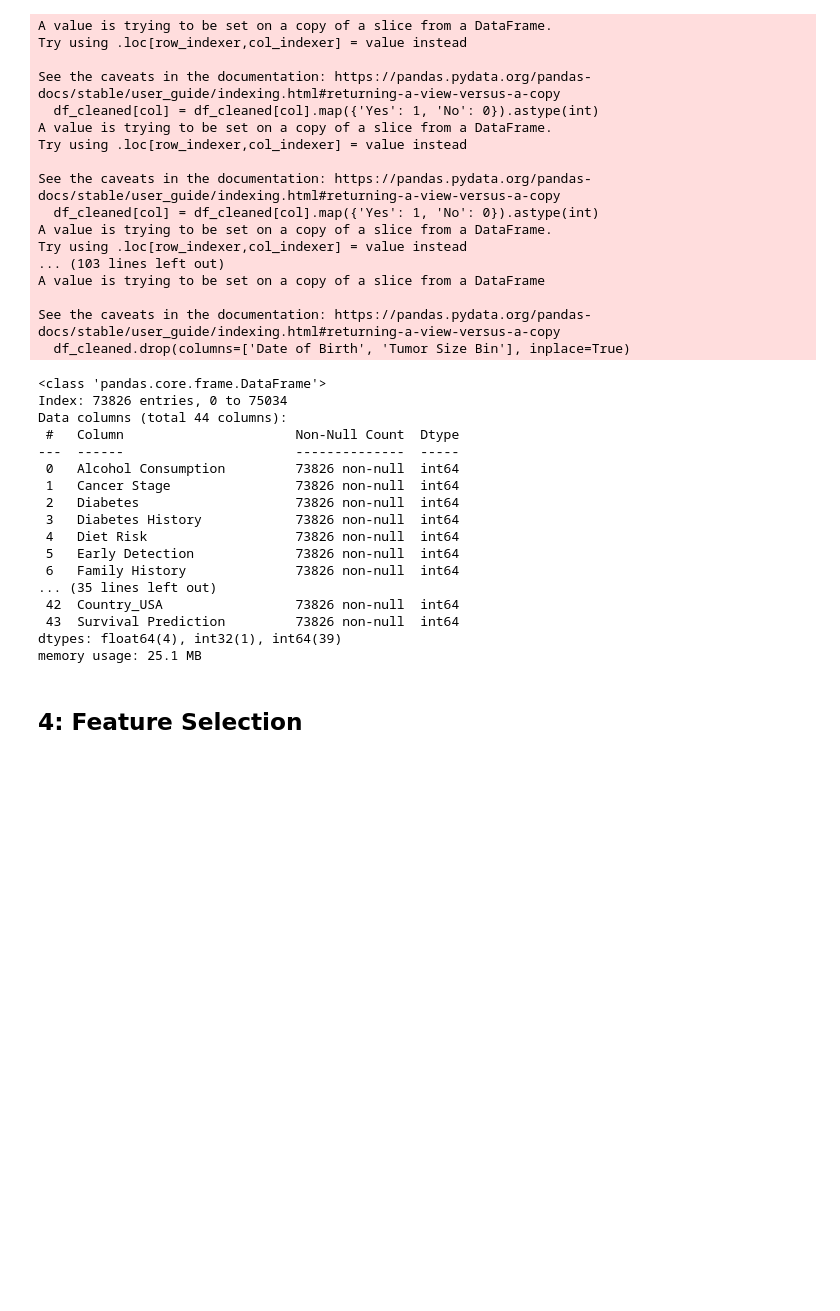
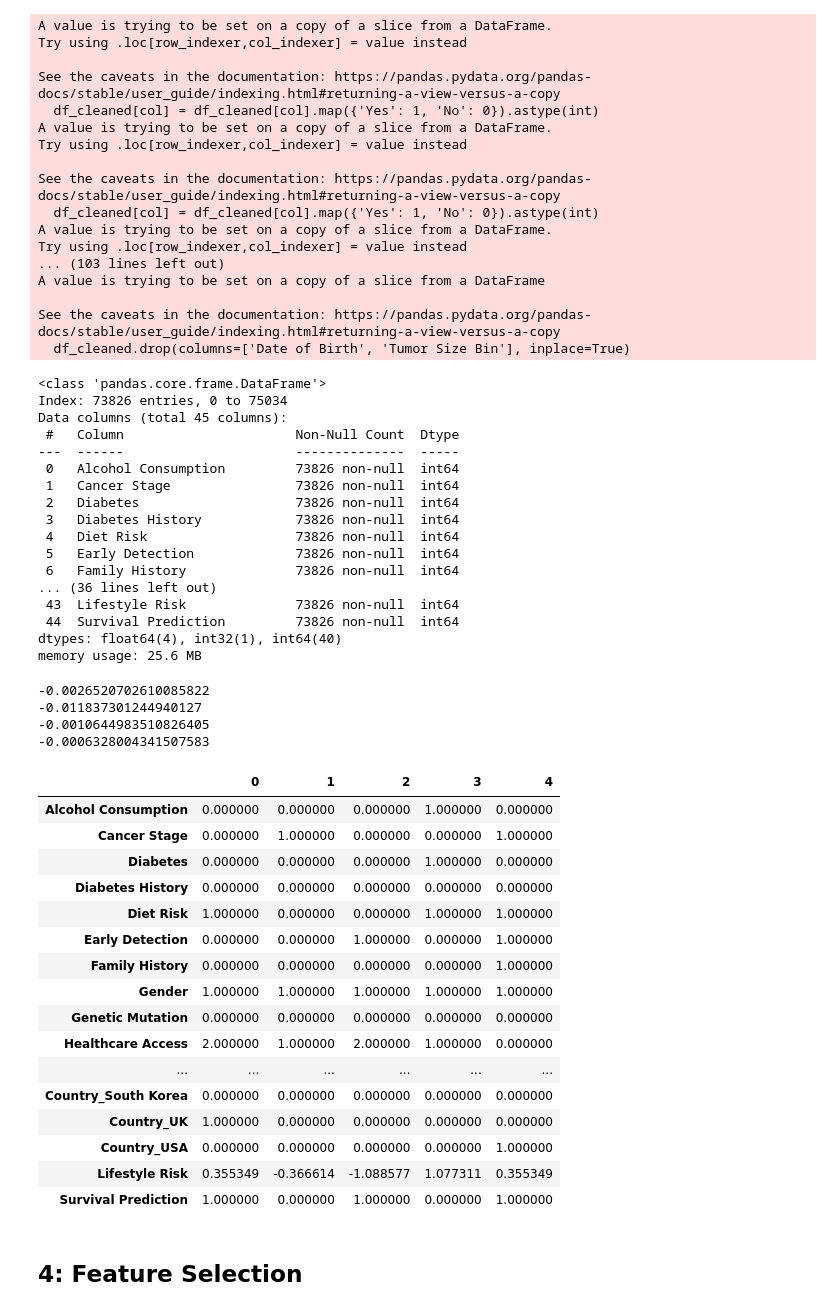
Before and after one commit to rgerc8/dm2-class-cancer, a Jupyter notebook: main.ipynb, the cells around one changed output. Cells and saved outputs as stored; diff of their text form; code cells hidden in the pictures; blank space fills up the shorter version.

```diff
--- a/main.ipynb
+++ b/main.ipynb
@@ -271,12 +273,13 @@ See the caveats in the documentation: https://pandas.pydata.org/pandas-docs/stab
   df_cleaned['Age'] = datetime.now().year - df_cleaned['Date of Birth'].dt.year
 # %%
 yes_no_cols = ['Alcohol Consumption', 'Diabetes', 'Diabetes History', 'Early Detection', 'Family History',
-               'Genetic Mutation','Heart Disease History','Hypertension', 'Inflammatory Bowel Disease', 'Non Smoker', 'Smoking History',
+               'Genetic Mutation','Heart Disease History','Hypertension', 'Inflammatory Bowel Disease', 'Smoking History',
                'Survival Prediction']
 
 for col in yes_no_cols:
     df_cleaned[col] = df_cleaned[col].map({'Yes': 1, 'No': 0}).astype(int)
 
+df_cleaned['Non Smoker'] = df_cleaned['Non Smoker'].map({'Yes': 0, 'No': 1}).astype(int) # Diferente por causa do Lifestyle Risk
 df_cleaned['Cancer Stage'] = df_cleaned['Cancer Stage'].map({'Localized': 0, 'Regional': 1, 'Metastatic': 2}).astype(int)
 df_cleaned['Diet Risk'] = df_cleaned['Diet Risk'].map({'Low': 0, 'Moderate': 1, 'High': 2}).astype(int)
 df_cleaned['Gender'] = df_cleaned['Gender'].map({'F': 0, 'M': 1}).astype(int)
@@ -284,7 +287,7 @@ df_cleaned['Healthcare Access'] = df_cleaned['Healthcare Access'].map({'Low': 0,
 df_cleaned['Insurance Costs'] = df_cleaned['Insurance Costs'].map({'No insurance': 0, 'Basic': 1, 'Extended': 2}).astype(int)
 df_cleaned['Insurance Status'] = df_cleaned['Insurance Status'].map({'Uninsured': 0, 'Insured': 1}).astype(int)
 df_cleaned['Obesity BMI'] = df_cleaned['Obesity BMI'].map({'Normal': 0, 'Overweight': 1, 'Obese': 2}).astype(int)
-df_cleaned['Physical Activity'] = df_cleaned['Physical Activity'].map({'Low': 0, 'Moderate': 1, 'High': 2}).astype(int)
+df_cleaned['Physical Activity'] = df_cleaned['Physical Activity'].map({'Low': 2, 'Moderate': 1, 'High': 0}).astype(int) # Diferente por causa do Lifestyle Risk
 df_cleaned['Screening History'] = df_cleaned['Screening History'].map({'Never': 0, 'Irregular': 1, 'Regular': 2}).astype(int)
 df_cleaned['Treatment Type'] = df_cleaned['Treatment Type'].map({'Surgery': 0, 'Chemotherapy': 1, 'Radiotherapy': 2, 'Combination': 3}).astype(int)
 df_cleaned['Urban or Rural'] = df_cleaned['Urban or Rural'].map({'Urban': 1, 'Rural': 0}).astype(int)
@@ -293,6 +296,11 @@ df_cleaned.drop(columns=['Date of Birth', 'Tumor Size Bin'], inplace=True)
 
 df_cleaned = pd.get_dummies(df_cleaned, columns=['Country'], prefix='Country', drop_first=False, dtype=int)
 
+df_cleaned['Lifestyle Risk'] = (df_cleaned['Obesity BMI'] +
+                                df_cleaned['Diet Risk'] +
+                                df_cleaned['Physical Activity'] +
+                                df_cleaned['Non Smoker'])
+
 df_cleaned = df_cleaned[[c for c in df_cleaned.columns if c != 'Survival Prediction'] + ['Survival Prediction']]
 # %% [output]
 A value is trying to be set on a copy of a slice from a DataFrame.
@@ -317,7 +325,7 @@ df_cleaned.info()
 # %% [output]
 <class 'pandas.core.frame.DataFrame'>
 Index: 73826 entries, 0 to 75034
-Data columns (total 44 columns):
+Data columns (total 45 columns):
  #   Column                      Non-Null Count  Dtype
 ---  ------                      --------------  -----
  0   Alcohol Consumption         73826 non-null  int64
@@ -327,10 +335,52 @@ Data columns (total 44 columns):
  4   Diet Risk                   73826 non-null  int64
  5   Early Detection             73826 non-null  int64
  6   Family History              73826 non-null  int64
-... (35 lines left out)
- 42  Country_USA                 73826 non-null  int64
- 43  Survival Prediction         73826 non-null  int64
-dtypes: float64(4), int32(1), int64(39)
-memory usage: 25.1 MB
+... (36 lines left out)
+ 43  Lifestyle Risk              73826 non-null  int64
+ 44  Survival Prediction         73826 non-null  int64
+dtypes: float64(4), int32(1), int64(40)
+memory usage: 25.6 MB
+# %%
+print(df_cleaned['Healthcare Costs'].skew())
+print(df_cleaned['Mortality Rate per 100K'].skew())
+print(df_cleaned['Incidence Rate per 100K'].skew())
+print(df_cleaned['Tumor Size (mm)'].skew())
+# %% [output]
+-0.0026520702610085822
+-0.011837301244940127
+-0.0010644983510826405
+-0.0006328004341507583
+# %%
+# Select only numeric columns
+numeric_cols = ['Healthcare Costs', 'Mortality Rate per 100K', 'Incidence Rate per 100K', 'Tumor Size (mm)', 'Age', 'Lifestyle Risk']
+
+# Initialize the scaler
+scaler = StandardScaler()
+
+# Fit and transform the data
+df_cleaned[numeric_cols] = scaler.fit_transform(df_cleaned[numeric_cols])
+
+# DataFrame final antes da Feature Selection
+df_final = df_cleaned.copy()
+# %%
+df_final.head(5).T
+# %% [output]
+|  | 0 | 1 | 2 | 3 | 4 |
+| Alcohol Consumption | 0.000000 | 0.000000 | 0.000000 | 1.000000 | 0.000000 |
+| Cancer Stage | 0.000000 | 1.000000 | 0.000000 | 0.000000 | 1.000000 |
+| Diabetes | 0.000000 | 0.000000 | 0.000000 | 1.000000 | 0.000000 |
+| Diabetes History | 0.000000 | 0.000000 | 0.000000 | 0.000000 | 0.000000 |
+| Diet Risk | 1.000000 | 0.000000 | 0.000000 | 1.000000 | 1.000000 |
+| Early Detection | 0.000000 | 0.000000 | 1.000000 | 0.000000 | 1.000000 |
+| Family History | 0.000000 | 0.000000 | 0.000000 | 0.000000 | 1.000000 |
+| Gender | 1.000000 | 1.000000 | 1.000000 | 1.000000 | 1.000000 |
+| Genetic Mutation | 0.000000 | 0.000000 | 0.000000 | 0.000000 | 0.000000 |
+| Healthcare Access | 2.000000 | 1.000000 | 2.000000 | 1.000000 | 0.000000 |
+| ... | ... | ... | ... | ... | ... |
+| Country_South Korea | 0.000000 | 0.000000 | 0.000000 | 0.000000 | 0.000000 |
+| Country_UK | 1.000000 | 0.000000 | 0.000000 | 0.000000 | 0.000000 |
+| Country_USA | 0.000000 | 0.000000 | 0.000000 | 0.000000 | 1.000000 |
+| Lifestyle Risk | 0.355349 | -0.366614 | -1.088577 | 1.077311 | 0.355349 |
+| Survival Prediction | 1.000000 | 0.000000 | 1.000000 | 0.000000 | 1.000000 |
 # %% [markdown]
 ## 4: Feature Selection
```
Also changed, not shown: parts of 1 cell of this notebook.
